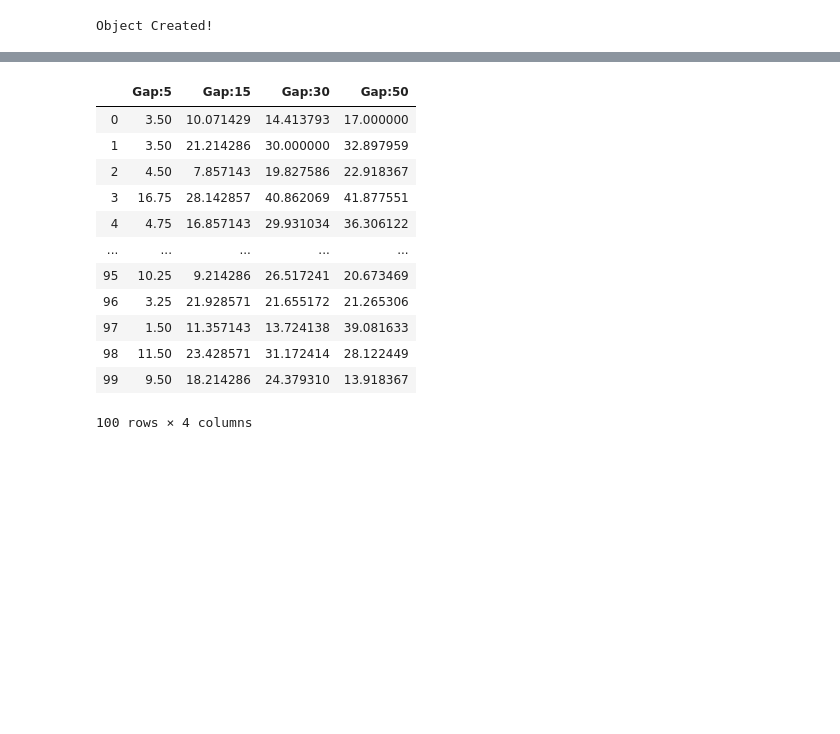
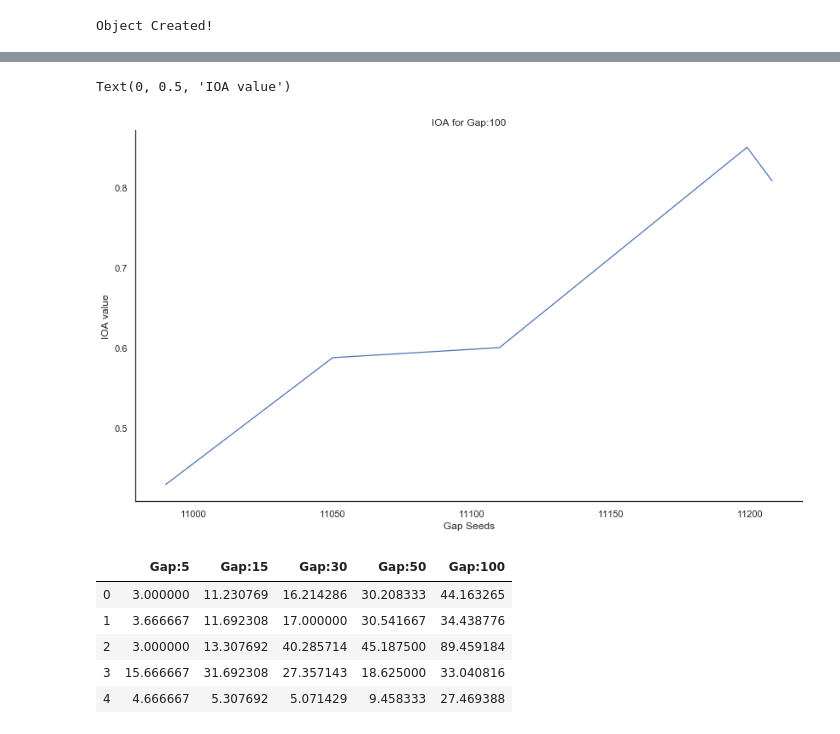
Before and after one commit to snehG0205/NCSA_genomics, a Jupyter notebook: Python - notebooks/Metric Tables.ipynb, the cells around one changed output, grey strips where cells are left out. Drawn from its saved outputs; the diff is of its cells as text; code cells hidden in the pictures; blank space fills up the shorter version.

```diff
--- a/Python - notebooks/Metric Tables.ipynb
+++ b/Python - notebooks/Metric Tables.ipynb
@@ -105,16 +131,13 @@ mad_gap50 = list()
 rmse_gap50 = list()
 mape_gap50 = list()
 
-for seed in tqdm(gap_50):
+for seed in tqdm(seed_points):
     start = seed
-    end = seed+50
+    end = seed+49
     data_with_missing = data.copy()
     data_with_missing = createGap(data_with_missing,start,end)
-    #     data_with_missing = data_with_missing.drop(data_with_missing.columns[[0]], axis=1)
+
     imputed_data = obj.impute(data_with_missing,1)
-
-    # data_with_missing.to_csv("~/Desktop/Gap_50.csv")
-    # imputed_data.to_csv("~/Desktop/imputed_50.csv")
 
     mad = obj.mad(np.asarray(imputed_data['GlucoseValue'][start:end-1].tolist()),np.asarray(data['GlucoseValue'][start:end-1].tolist()))
     ioa = obj.index_agreement(np.asarray(imputed_data['GlucoseValue'][start:end-1].tolist()),np.asarray(data['GlucoseValue'][start:end-1].tolist()))
@@ -137,16 +160,13 @@ mad_gap30 = list()
 rmse_gap30 = list()
 mape_gap30 = list()
 
-for seed in tqdm(gap_30):
+for seed in tqdm(seed_points):
     start = seed
-    end = start+30
+    end = start+29
     data_with_missing = data.copy()
     data_with_missing = createGap(data_with_missing,start,end)
-    #     data_with_missing = data_with_missing.drop(data_with_missing.columns[[0]], axis=1)
+
     imputed_data = obj.impute(data_with_missing,1)
-
-    # data_with_missing.to_csv("~/Desktop/Gap_30.csv")
-    # imputed_data.to_csv("~/Desktop/imputed_30.csv")
 
     mad = obj.mad(np.asarray(imputed_data['GlucoseValue'][start:end-1].tolist()),np.asarray(data['GlucoseValue'][start:end-1].tolist()))
     ioa = obj.index_agreement(np.asarray(imputed_data['GlucoseValue'][start:end-1].tolist()),np.asarray(data['GlucoseValue'][start:end-1].tolist()))
@@ -169,16 +189,13 @@ mad_gap15 = list()
 rmse_gap15 = list()
 mape_gap15 = list()
 
-for seed in tqdm(gap_15):
+for seed in tqdm(seed_points):
     start = seed
-    end = start+15
+    end = start+14
     data_with_missing = data.copy()
     data_with_missing = createGap(data_with_missing,start,end)
-    # data_with_missing = data_with_missing.drop(data_with_missing.columns[[0]], axis=1)
+
     imputed_data = obj.impute(data_with_missing,1)
-
-    # data_with_missing.to_csv("~/Desktop/Gap_15.csv")
-    # imputed_data.to_csv("~/Desktop/imputed_15.csv")
 
     mad = obj.mad(np.asarray(imputed_data['GlucoseValue'][start:end-1].tolist()),np.asarray(data['GlucoseValue'][start:end-1].tolist()))
     ioa = obj.index_agreement(np.asarray(imputed_data['GlucoseValue'][start:end-1].tolist()),np.asarray(data['GlucoseValue'][start:end-1].tolist()))
@@ -201,16 +218,13 @@ mad_gap5 = list()
 rmse_gap5 = list()
 mape_gap5 = list()
 
-for seed in tqdm(gap_5):
+for seed in tqdm(seed_points):
     start = seed
-    end = start+5
+    end = start+4
     data_with_missing = data.copy()
     data_with_missing = createGap(data_with_missing,start,end)
-    #     data_with_missing = data_with_missing.drop(data_with_missing.columns[[0]], axis=1)
+
     imputed_data = obj.impute(data_with_missing,1)
-
-    # data_with_missing.to_csv("~/Desktop/Gap_5.csv")
-    # imputed_data.to_csv("~/Desktop/imputed_5.csv")
 
     mad = obj.mad(np.asarray(imputed_data['GlucoseValue'][start:end-1].tolist()),np.asarray(data['GlucoseValue'][start:end-1].tolist()))
     ioa = obj.index_agreement(np.asarray(imputed_data['GlucoseValue'][start:end-1].tolist()),np.asarray(data['GlucoseValue'][start:end-1].tolist()))
@@ -228,18 +337,23 @@ for seed in tqdm(gap_5):
+# %%
+
+plt.figure(figsize=(14,8))
+plt.title("IOA for Gap:100")
+sns.set(style="white")
+fig = sns.lineplot(x = seed_points, y = IOA['Gap:100'], data = IOA, palette="tab10", linewidth=1.25)
+sns.despine()
+fig.set_xlabel('Gap Seeds')
+fig.set_ylabel('IOA value')
+# %% [output]
+Text(0, 0.5, 'IOA value')
+[figure, added]
 # %%
-MAD = pd.DataFrame({'Gap:5':mad_gap5, 'Gap:15':mad_gap15, 'Gap:30':mad_gap30, 'Gap:50':mad_gap50})
+MAD = pd.DataFrame({'Gap:5':mad_gap5, 'Gap:15':mad_gap15, 'Gap:30':mad_gap30, 'Gap:50':mad_gap50, 'Gap:100':mad_gap100})
 MAD
 # %% [output]
-|  | Gap:5 | Gap:15 | Gap:30 | Gap:50 |
-| 0 | 3.50 | 10.071429 | 14.413793 | 17.000000 |
-| 1 | 3.50 | 21.214286 | 30.000000 | 32.897959 |
-| 2 | 4.50 | 7.857143 | 19.827586 | 22.918367 |
-| 3 | 16.75 | 28.142857 | 40.862069 | 41.877551 |
-| 4 | 4.75 | 16.857143 | 29.931034 | 36.306122 |
-| ... | ... | ... | ... | ... |
-| 95 | 10.25 | 9.214286 | 26.517241 | 20.673469 |
-| 96 | 3.25 | 21.928571 | 21.655172 | 21.265306 |
-| 97 | 1.50 | 11.357143 | 13.724138 | 39.081633 |
-| 98 | 11.50 | 23.428571 | 31.172414 | 28.122449 |
-| 99 | 9.50 | 18.214286 | 24.379310 | 13.918367 |
+|  | Gap:5 | Gap:15 | Gap:30 | Gap:50 | Gap:100 |
+| 0 | 3.000000 | 11.230769 | 16.214286 | 30.208333 | 44.163265 |
+| 1 | 3.666667 | 11.692308 | 17.000000 | 30.541667 | 34.438776 |
+| 2 | 3.000000 | 13.307692 | 40.285714 | 45.187500 | 89.459184 |
+| 3 | 15.666667 | 31.692308 | 27.357143 | 18.625000 | 33.040816 |
+| 4 | 4.666667 | 5.307692 | 5.071429 | 9.458333 | 27.469388 |
-100 rows × 4 columns
 # %%
```
Also changed, not shown: parts of 25 cells of this notebook, 31 other files.
